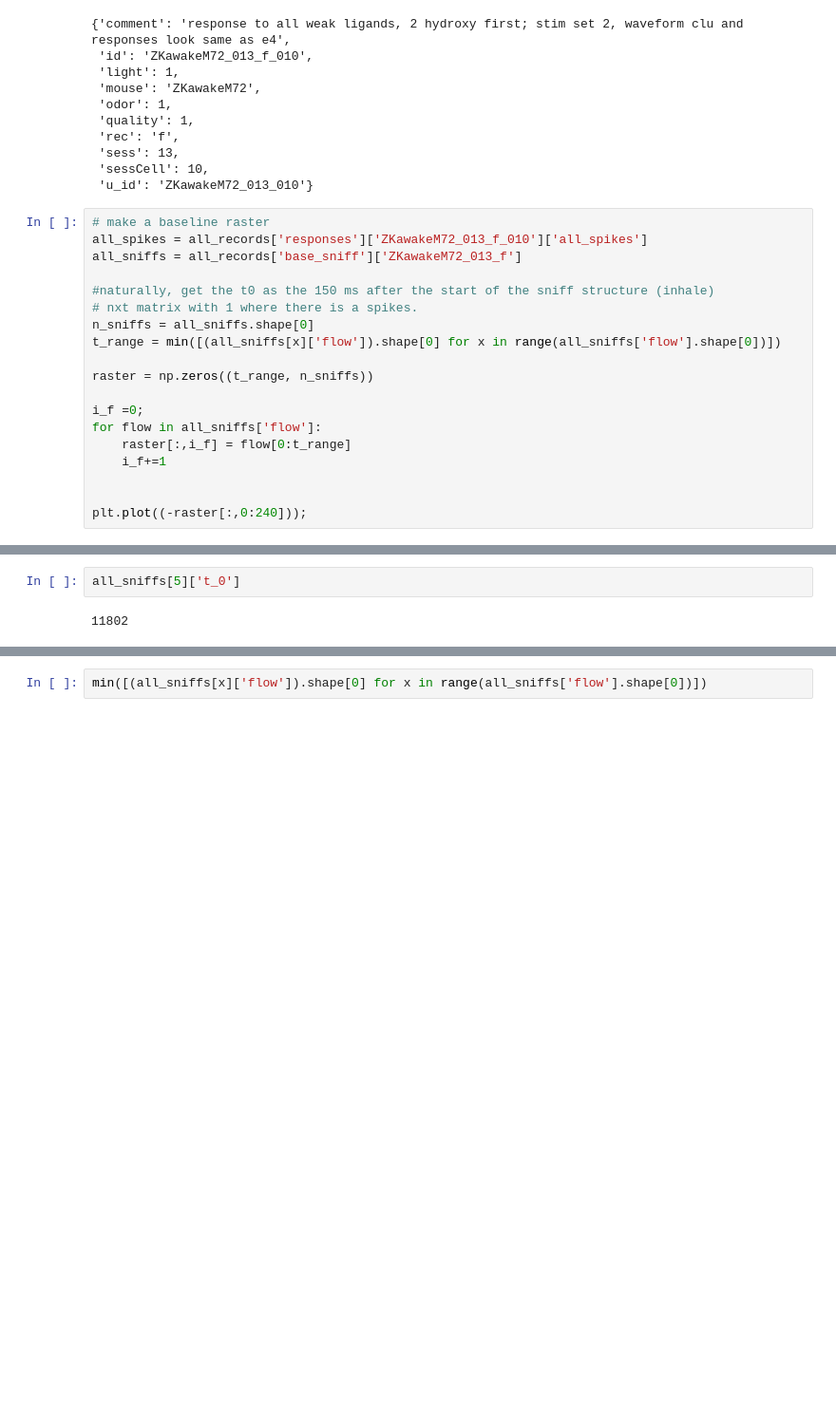
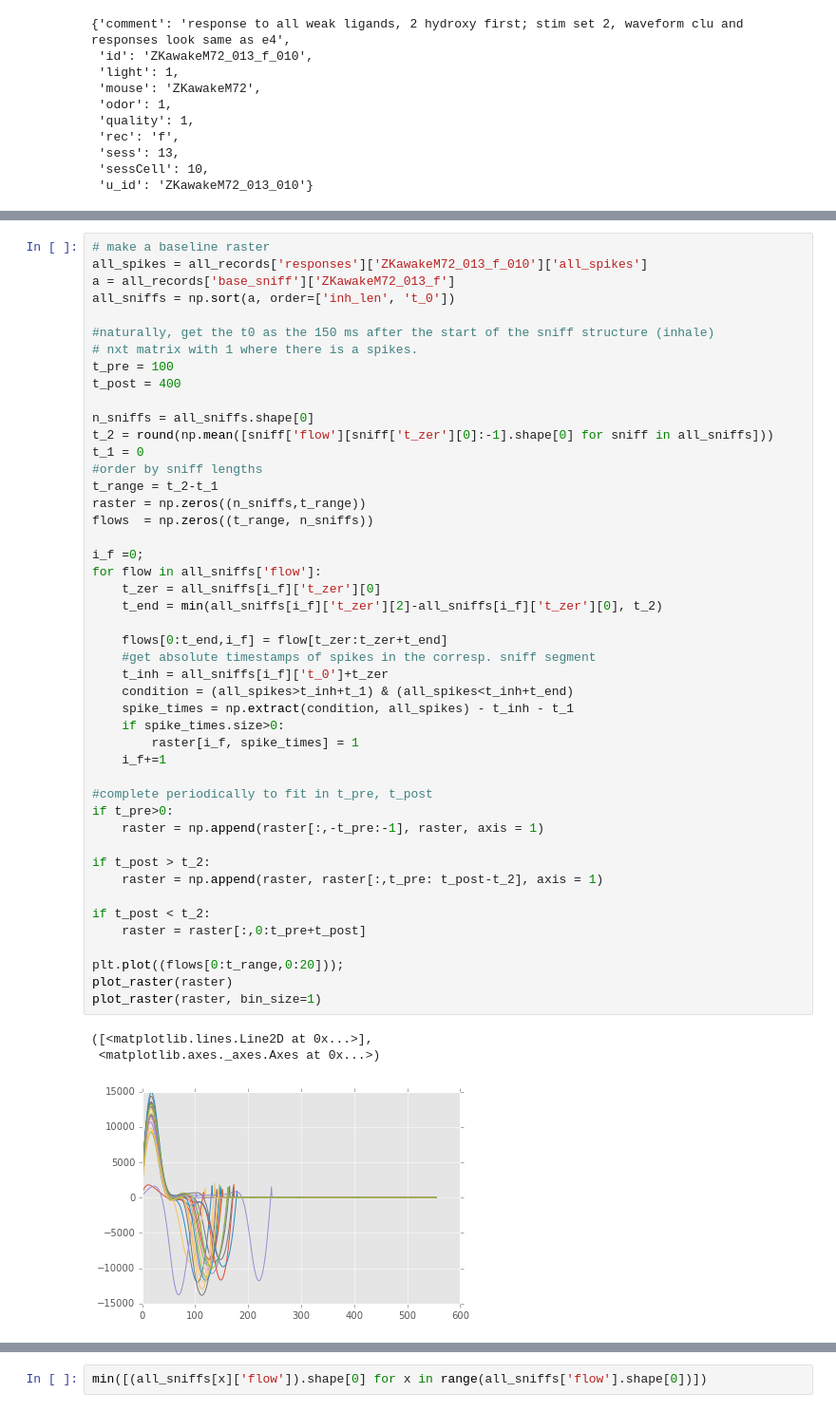
Before and after one commit to zekearneodo/ephys-tools, a Jupyter notebook: ephysScripts/Untitled.ipynb, the cells around one changed output, grey strips where cells are left out. Shown at 95% size. Drawn from its saved outputs; the diff is of its cells as text; blank space fills up the shorter version.

```diff
--- a/ephysScripts/Untitled.ipynb
+++ b/ephysScripts/Untitled.ipynb
@@ -163,22 +208,3 @@ all_records['responses']['ZKawakeM72_013_f_010']['meta']
  'sess': 13,
  'sessCell': 10,
  'u_id': 'ZKawakeM72_013_010'}
-# %%
-# make a baseline raster
-all_spikes = all_records['responses']['ZKawakeM72_013_f_010']['all_spikes']
-all_sniffs = all_records['base_sniff']['ZKawakeM72_013_f']
-
-#naturally, get the t0 as the 150 ms after the start of the sniff structure (inhale)
-# nxt matrix with 1 where there is a spikes.
-n_sniffs = all_sniffs.shape[0]
-t_range = min([(all_sniffs[x]['flow']).shape[0] for x in range(all_sniffs['flow'].shape[0])])
-
-raster = np.zeros((t_range, n_sniffs))
-
-i_f =0;
-for flow in all_sniffs['flow']:
-    raster[:,i_f] = flow[0:t_range]
-    i_f+=1
-
-
-plt.plot((-raster[:,0:240]));
@@ -211,4 +211,50 @@ array([ 0.,  0.,  0.,  0.,  0.,  0.,  0.,  0.,  0.,  0.,  0.,  0.,  0.,
-# %%
-all_sniffs[5]['t_0']
-# %% [output]
-11802
+# %%
+# make a baseline raster
+all_spikes = all_records['responses']['ZKawakeM72_013_f_010']['all_spikes']
+a = all_records['base_sniff']['ZKawakeM72_013_f']
+all_sniffs = np.sort(a, order=['inh_len', 't_0'])
+
+#naturally, get the t0 as the 150 ms after the start of the sniff structure (inhale)
+# nxt matrix with 1 where there is a spikes.
+t_pre = 100
+t_post = 400
+
+n_sniffs = all_sniffs.shape[0]
+t_2 = round(np.mean([sniff['flow'][sniff['t_zer'][0]:-1].shape[0] for sniff in all_sniffs]))
+t_1 = 0
+#order by sniff lengths
+t_range = t_2-t_1
+raster = np.zeros((n_sniffs,t_range))
+flows  = np.zeros((t_range, n_sniffs))
+
+i_f =0;
+for flow in all_sniffs['flow']:
+    t_zer = all_sniffs[i_f]['t_zer'][0]
+    t_end = min(all_sniffs[i_f]['t_zer'][2]-all_sniffs[i_f]['t_zer'][0], t_2)
+
+    flows[0:t_end,i_f] = flow[t_zer:t_zer+t_end]
+    #get absolute timestamps of spikes in the corresp. sniff segment
+    t_inh = all_sniffs[i_f]['t_0']+t_zer
+    condition = (all_spikes>t_inh+t_1) & (all_spikes<t_inh+t_end)
+    spike_times = np.extract(condition, all_spikes) - t_inh - t_1
+    if spike_times.size>0:
+        raster[i_f, spike_times] = 1
+    i_f+=1
+
+#complete periodically to fit in t_pre, t_post
+if t_pre>0:
+    raster = np.append(raster[:,-t_pre:-1], raster, axis = 1)
+
+if t_post > t_2:
+    raster = np.append(raster, raster[:,t_pre: t_post-t_2], axis = 1)
+
+if t_post < t_2:
+    raster = raster[:,0:t_pre+t_post]
+
+plt.plot((flows[0:t_range,0:20]));
+plot_raster(raster)
+plot_raster(raster, bin_size=1)
+# %% [output]
+([<matplotlib.lines.Line2D at 0x...>],
+ <matplotlib.axes._axes.Axes at 0x...>)
+[figure, added]
```
Also changed, not shown: parts of 23 cells of this notebook, 15 other files.
